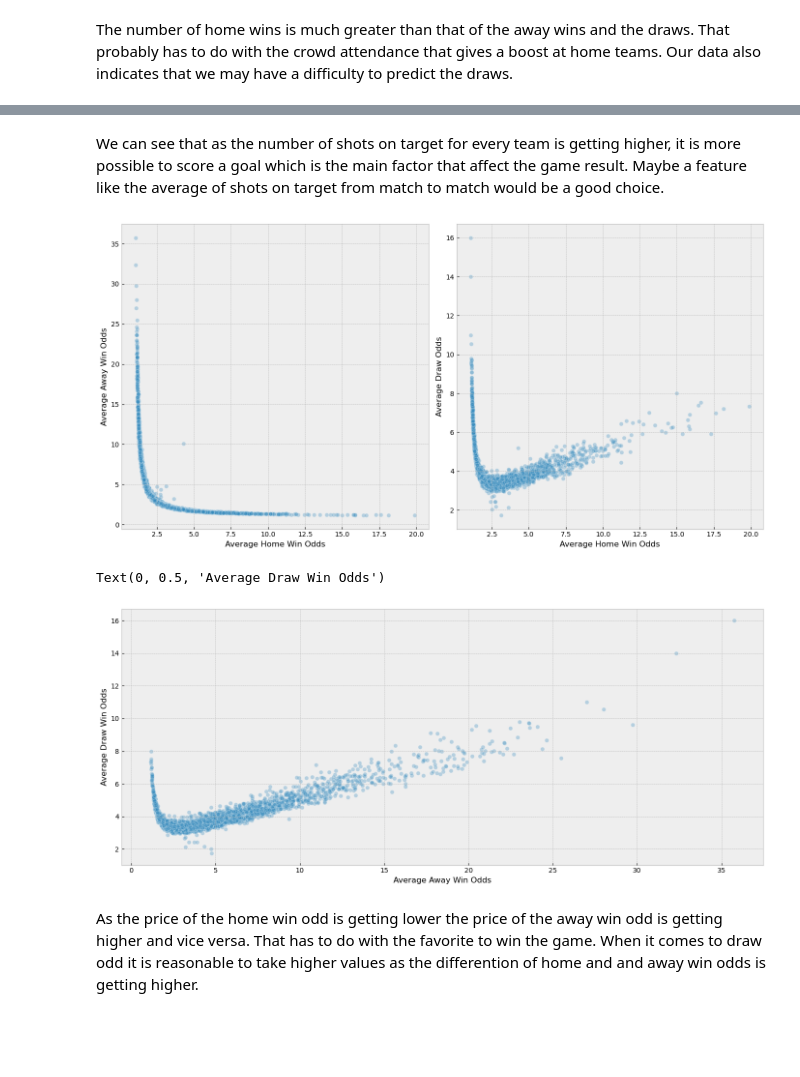
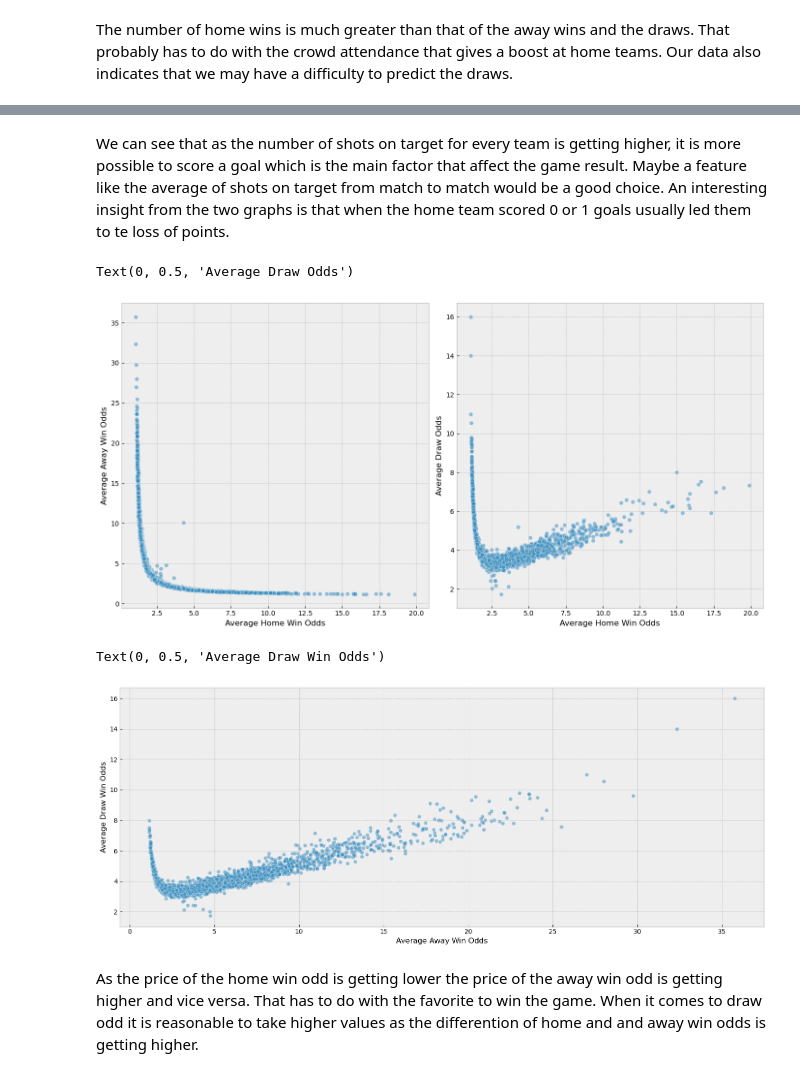
Before and after one commit to georgeanastasiadis/football-match-result-prediction-using-ml-techniques, a Jupyter notebook: EDA/serieA-eda.ipynb, the cells around one changed output, grey strips where cells are left out. Saved outputs shown, nothing was run; the diff lists cells and outputs as text; code cells hidden in the pictures; blank space fills up the shorter version.

```diff
--- a/EDA/serieA-eda.ipynb
+++ b/EDA/serieA-eda.ipynb
@@ -259,28 +260,27 @@ plt.show()
 # %% [markdown]
-We can see that as the number of shots on target for every team is getting higher, it is more possible to score a goal which is the main factor that affect the game result. Maybe a feature like the average of shots on target from match to match would be a good choice.
+We can see that as the number of shots on target for every team is getting higher, it is more possible to score a goal which is the main factor that affect the game result. Maybe a feature like the average of shots on target from match to match would be a good choice. An interesting insight from the two graphs is that when the home team scored 0 or 1 goals usually led them to te loss of points.
 # %%
 f, axes = plt.subplots(1, 2)
-plt.rcParams["figure.figsize"] = [14.00, 6.00]
+plt.rcParams["figure.figsize"] = [15.00, 6.00]
 plt.rcParams["figure.autolayout"] = True
 
-sns.scatterplot(x='AVGH', y='AVGA', data=df, alpha=0.3, ax=axes[0])
+sns.scatterplot(x='AVGH', y='AVGA', data=df, alpha=0.5, ax=axes[0])
 axes[0].set_xlabel('Average Home Win Odds')
 axes[0].set_ylabel('Average Away Win Odds')
 
-sns.scatterplot(x='AVGH', y='AVGD', data=df, alpha=0.3, ax=axes[1])
+sns.scatterplot(x='AVGH', y='AVGD', data=df, alpha=0.5, ax=axes[1])
 axes[1].set_xlabel('Average Home Win Odds')
 axes[1].set_ylabel('Average Draw Odds')
-
-plt.show()
 # %% [output]
+Text(0, 0.5, 'Average Draw Odds')
 [figure]
 # %%
-sns.scatterplot(x='AVGA', y='AVGD', data=df, alpha=0.3)
+sns.scatterplot(x='AVGA', y='AVGD', data=df, alpha=0.5)
 plt.xlabel("Average Away Win Odds")
 plt.ylabel("Average Draw Win Odds")
 # %% [output]
 Text(0, 0.5, 'Average Draw Win Odds')
-[figure, old version]
+[figure, new version]
 # %% [markdown]
 As the price of the home win odd is getting lower the price of the away win odd is getting higher and vice versa. That has to do with the favorite to win the game.
 When it comes to draw odd it is reasonable to take higher values as the differention of home and and away win odds is getting higher.
```
Also changed, not shown: parts of 25 cells of this notebook.
